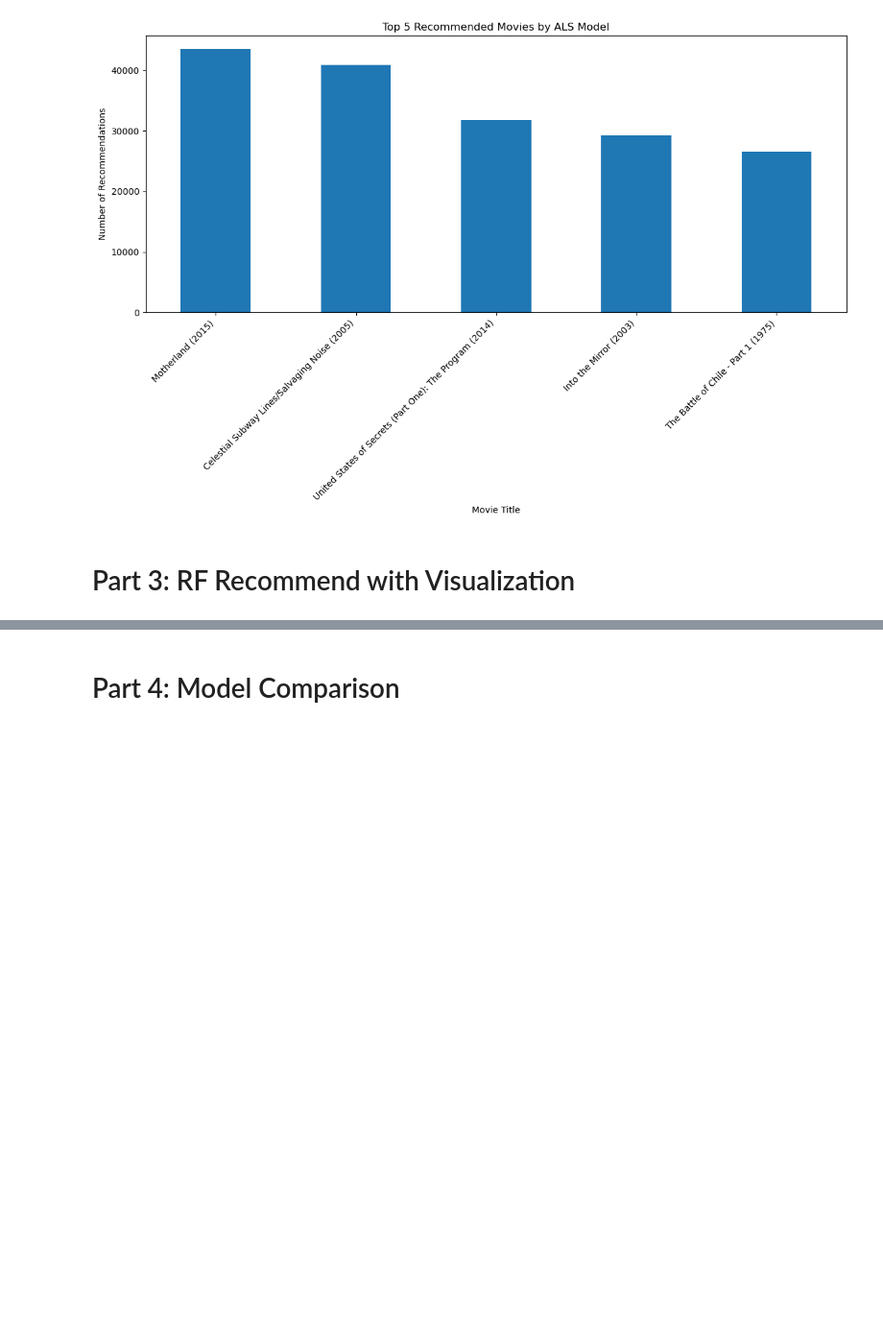
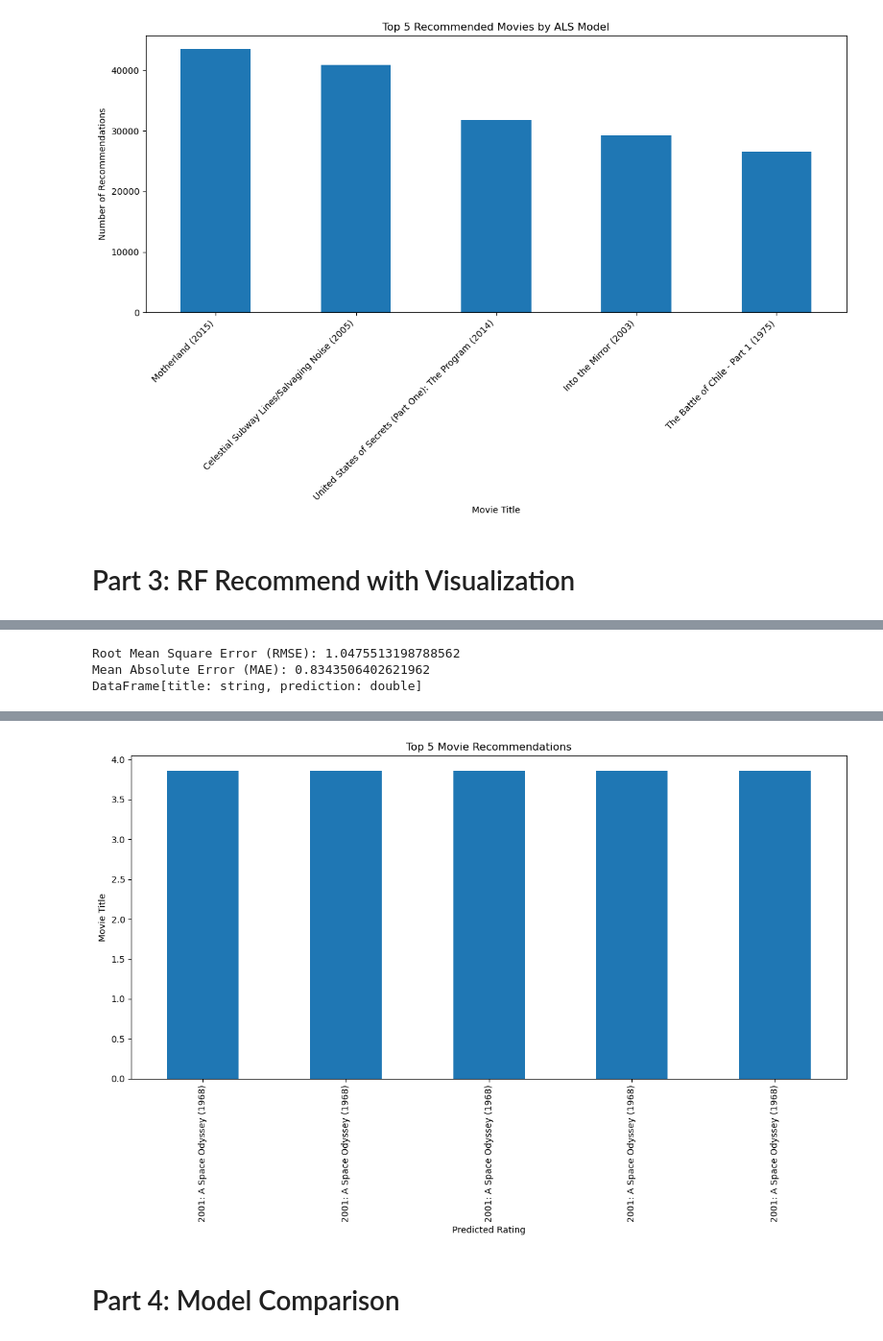
Before and after one commit to Data-Insignt/CineSpark-Insights, a Jupyter notebook: experiment.ipynb, the cells around one changed output, grey strips where cells are left out. Shown at 96% size. Cells and saved outputs as stored; diff of their text form; code cells hidden in the pictures; blank space fills up the shorter version.

```diff
--- a/experiment.ipynb
+++ b/experiment.ipynb
@@ -408,0 +406,52 @@ rf_recommend(spark, ratings_df)
+# %%
+def train_evaluate_visualize(data_ready):
+    """
+    Train, evaluate, and visualize movie recommendations using a Random Forest model.
+
+    Args:
+    data_ready (DataFrame): DataFrame containing prepared features for training.
+    """
+
+    # Splitting the dataset
+    training_features, test_features = data_ready.randomSplit([0.7, 0.3])
+
+    # Training the Random Forest model
+    rf = RandomForestRegressor(featuresCol="features", labelCol="rating")
+    model = rf.fit(training_features)
+
+    # Evaluate model on test dataset
+    predictions_df = model.transform(test_features)
+    rmse_evaluator = RegressionEvaluator(metricName="rmse", labelCol="rating", predictionCol="prediction")
+    mae_evaluator = RegressionEvaluator(metricName="mae", labelCol="rating", predictionCol="prediction")
+
+    # Calculate and output evaluation metrics
+    rmse = rmse_evaluator.evaluate(predictions_df)
+    mae = mae_evaluator.evaluate(predictions_df)
+    print(f"Root Mean Square Error (RMSE): {rmse}")
+    print(f"Mean Absolute Error (MAE): {mae}")
+
+    # Get top5 movie recommendations
+    top_predictions = predictions_df.orderBy('prediction', ascending=False).limit(5)
+
+    # Join with the movies dataframe to get movie titles
+    movies_df = spark.read.csv("dataset/movies.csv", header=True, inferSchema=True)  # Load movies data
+    top_movies_with_titles = top_predictions.join(movies_df, 'movieId').select('title', 'prediction')
+    print(top_movies_with_titles)
+
+    # Convert to pandas dataframe for visualization
+    top_movies_pd = top_movies_with_titles.toPandas()
+    top_movies_pd.set_index('title', inplace=True)
+
+    # Plot
+    plt.figure(figsize=(12, 8))
+    top_movies_pd['prediction'].plot(kind='bar')
+    plt.xlabel('Predicted Rating')
+    plt.ylabel('Movie Title')
+    plt.title('Top 5 Movie Recommendations')
+    plt.tight_layout()
+    plt.show()
+    plt.close()
+
+
+train_evaluate_visualize(data_ready)
+# %% [output]
@@ -408,0 +475,3 @@ rf_recommend(spark, ratings_df)
+Root Mean Square Error (RMSE): 1.0475513198788562
+Mean Absolute Error (MAE): 0.8343506402621962
+DataFrame[title: string, prediction: double]
@@ -409,3 +482,4 @@ rf_recommend(spark, ratings_df)
+[figure, added]
 # %% [markdown]
 # Part 4: Model Comparison
 # %% [markdown]
```
Also changed, not shown: parts of 2 cells of this notebook.
